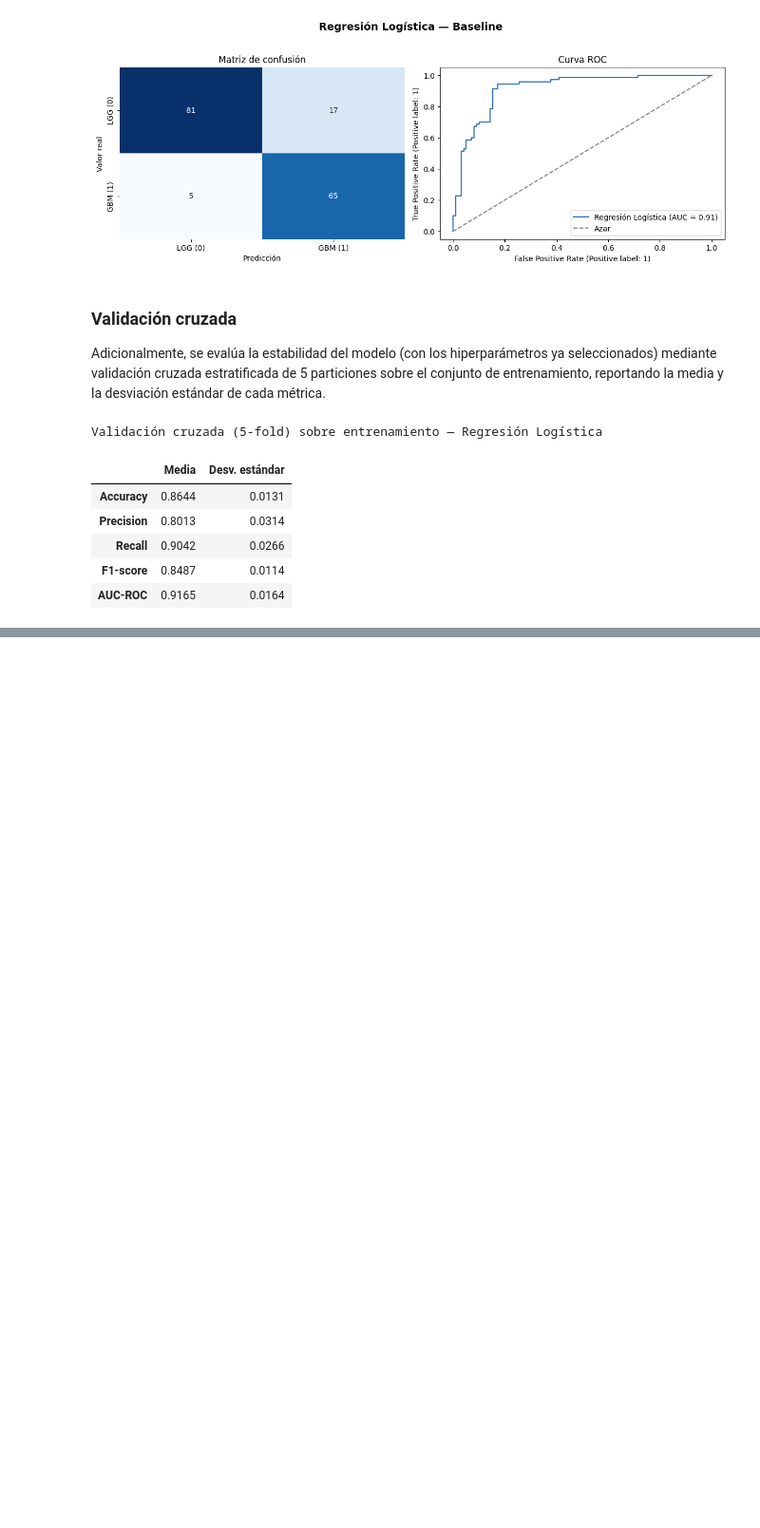
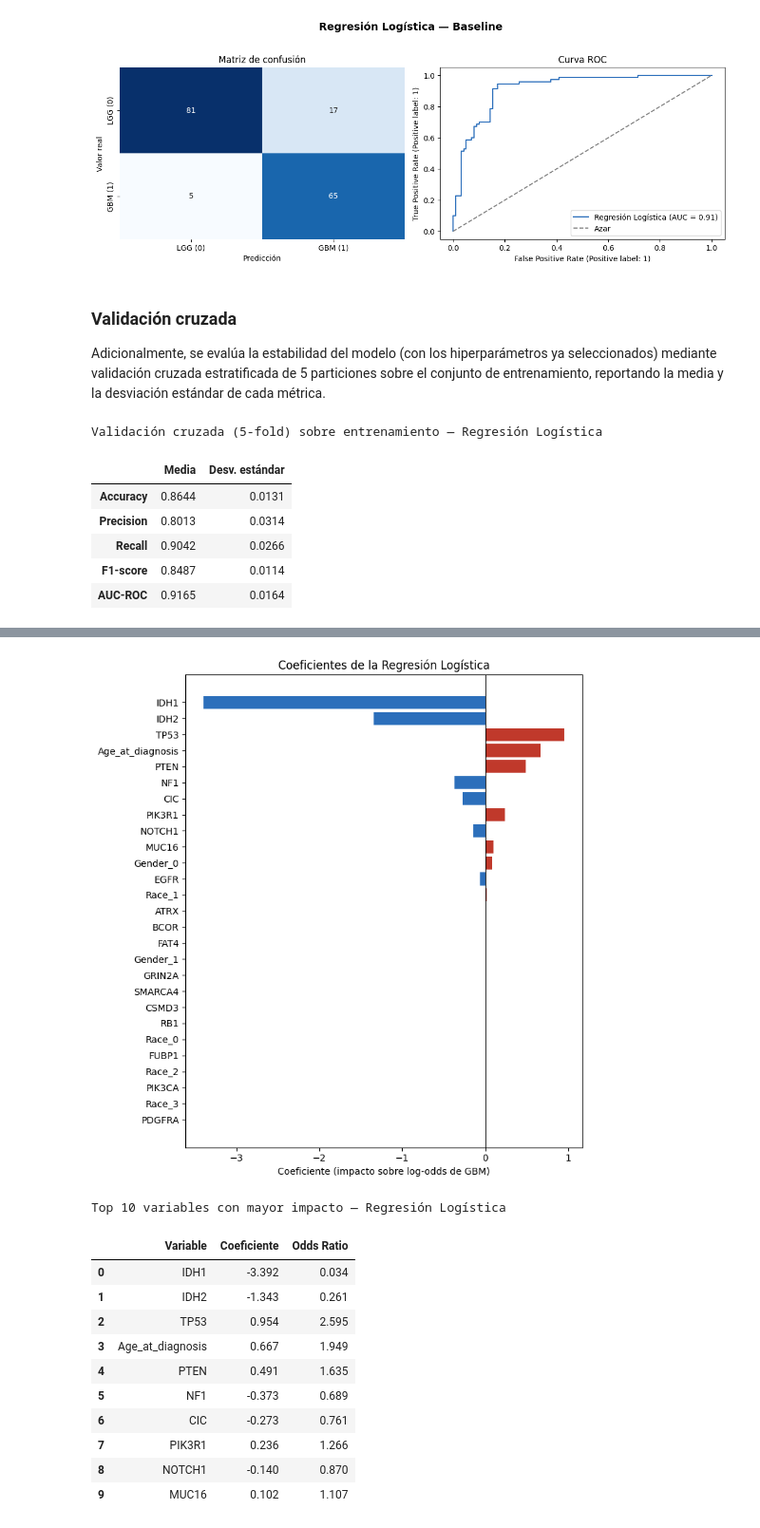
Before and after one commit to Alej0126/Jbook_dataviz, a Jupyter notebook: _sources/02_Baseline.ipynb, the cells around one changed output, grey strips where cells are left out. Shown at 95% size. Drawn from its saved outputs; the diff is of its cells as text; code cells hidden in the pictures; blank space fills up the shorter version.

```diff
--- a/_sources/02_Baseline.ipynb
+++ b/_sources/02_Baseline.ipynb
@@ -321,0 +332,43 @@ Validación cruzada (5-fold) sobre entrenamiento — Regresión Logística
+# %%
+preproc_fit = modelo_logistico.named_steps["preprocesamiento"]
+nombres_categoricas = list(
+    preproc_fit.named_transformers_["categoricas"].get_feature_names_out(variables_categoricas)
+)
+nombres_variables = variables_numericas + nombres_categoricas + variables_geneticas
+
+coef = modelo_logistico.named_steps["regresion_logistica"].coef_.ravel()
+odds_ratio = np.exp(coef)
+
+df_coef = pd.DataFrame({
+    "Variable": nombres_variables,
+    "Coeficiente": coef,
+    "Odds Ratio": odds_ratio
+}).sort_values("Coeficiente", key=np.abs, ascending=False).reset_index(drop=True)
+
+fig, ax = plt.subplots(figsize=(7.5, 8))
+colors = ["#c0392b" if c > 0 else "#2c6fbb" for c in df_coef["Coeficiente"]]
+ax.barh(df_coef["Variable"], df_coef["Coeficiente"], color=colors)
+ax.axvline(0, color="black", linewidth=0.8)
+ax.set_title("Coeficientes de la Regresión Logística")
+ax.set_xlabel("Coeficiente (impacto sobre log-odds de GBM)")
+ax.invert_yaxis()
+plt.tight_layout()
+plt.show()
+
+display(df_coef.head(10).style.background_gradient(cmap="RdBu_r", subset=["Coeficiente"])
+        .format({"Coeficiente": "{:.3f}", "Odds Ratio": "{:.3f}"})
+        .set_caption("Top 10 variables con mayor impacto — Regresión Logística"))
+# %% [output]
+[figure, added]
+Top 10 variables con mayor impacto — Regresión Logística
+|  | Variable | Coeficiente | Odds Ratio |
+| 0 | IDH1 | -3.392 | 0.034 |
+| 1 | IDH2 | -1.343 | 0.261 |
+| 2 | TP53 | 0.954 | 2.595 |
+| 3 | Age_at_diagnosis | 0.667 | 1.949 |
+| 4 | PTEN | 0.491 | 1.635 |
+| 5 | NF1 | -0.373 | 0.689 |
+| 6 | CIC | -0.273 | 0.761 |
+| 7 | PIK3R1 | 0.236 | 1.266 |
+| 8 | NOTCH1 | -0.140 | 0.870 |
+| 9 | MUC16 | 0.102 | 1.107 |
```
Also changed, not shown: parts of 2 cells of this notebook, 3 other files.
